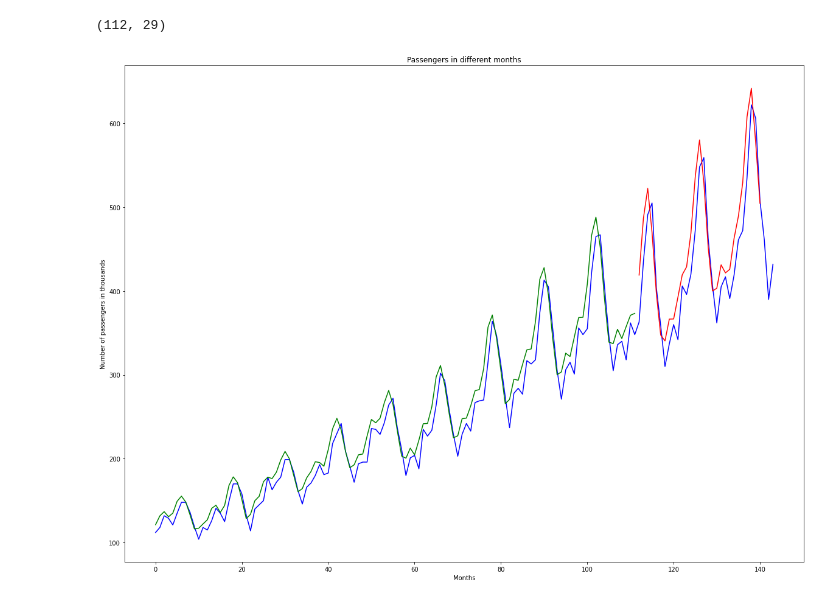
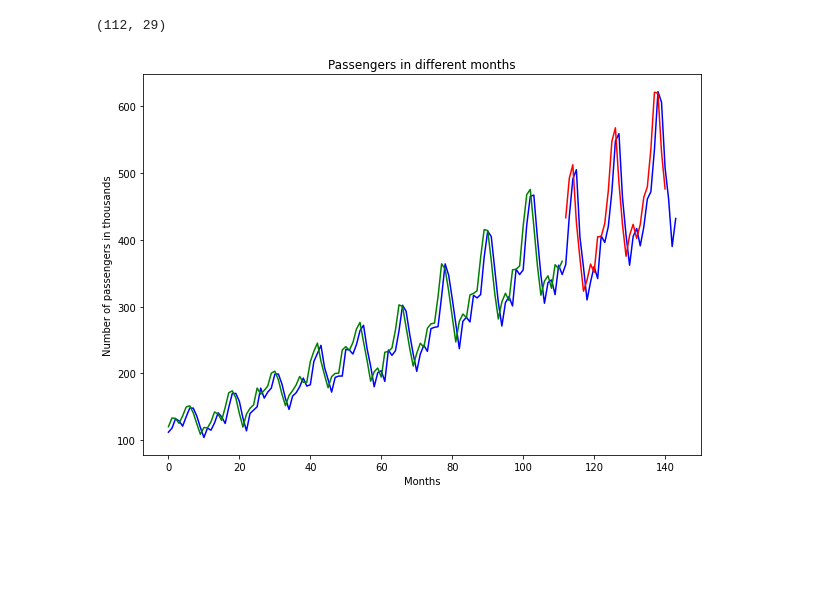
Before and after one commit to mackurzawa/Time-Series-with-TensorFlow, a Jupyter notebook: Estimating_number_of_passengers.ipynb, the cells around one changed output. Drawn from its saved outputs; the diff is of its cells as text; code cells hidden in the pictures; blank space fills up the shorter version.

```diff
--- a/Estimating_number_of_passengers.ipynb
+++ b/Estimating_number_of_passengers.ipynb
@@ -66,7 +66,7 @@ X_train.shape, X_test.shape, y_train.shape, y_test.shape
  TensorShape([29]))
 # %%
 model = tf.keras.models.Sequential([
-    tf.keras.layers.Dense(16, activation='relu'),
+    tf.keras.layers.Dense(8, activation='relu'),
     tf.keras.layers.Dense(1)
 ])
 
@@ -108,12 +108,12 @@ len(train_pred), len(test_pred)
 # %% [output]
 (112, 29)
 # %%
-plt.figure(figsize=(20, 15))
+plt.figure(figsize=(10, 7))
 plt.plot(data, c='b')
 plt.plot(train_pred, c='g')
 plt.plot(range(112, 141), test_pred, c='r')
 plt.xlabel('Months')
 plt.ylabel('Number of passengers in thousands')
 plt.title('Passengers in different months');
 # %% [output]
-[figure, old version]
+[figure, new version]
```
Also changed, not shown: parts of 2 cells of this notebook.
